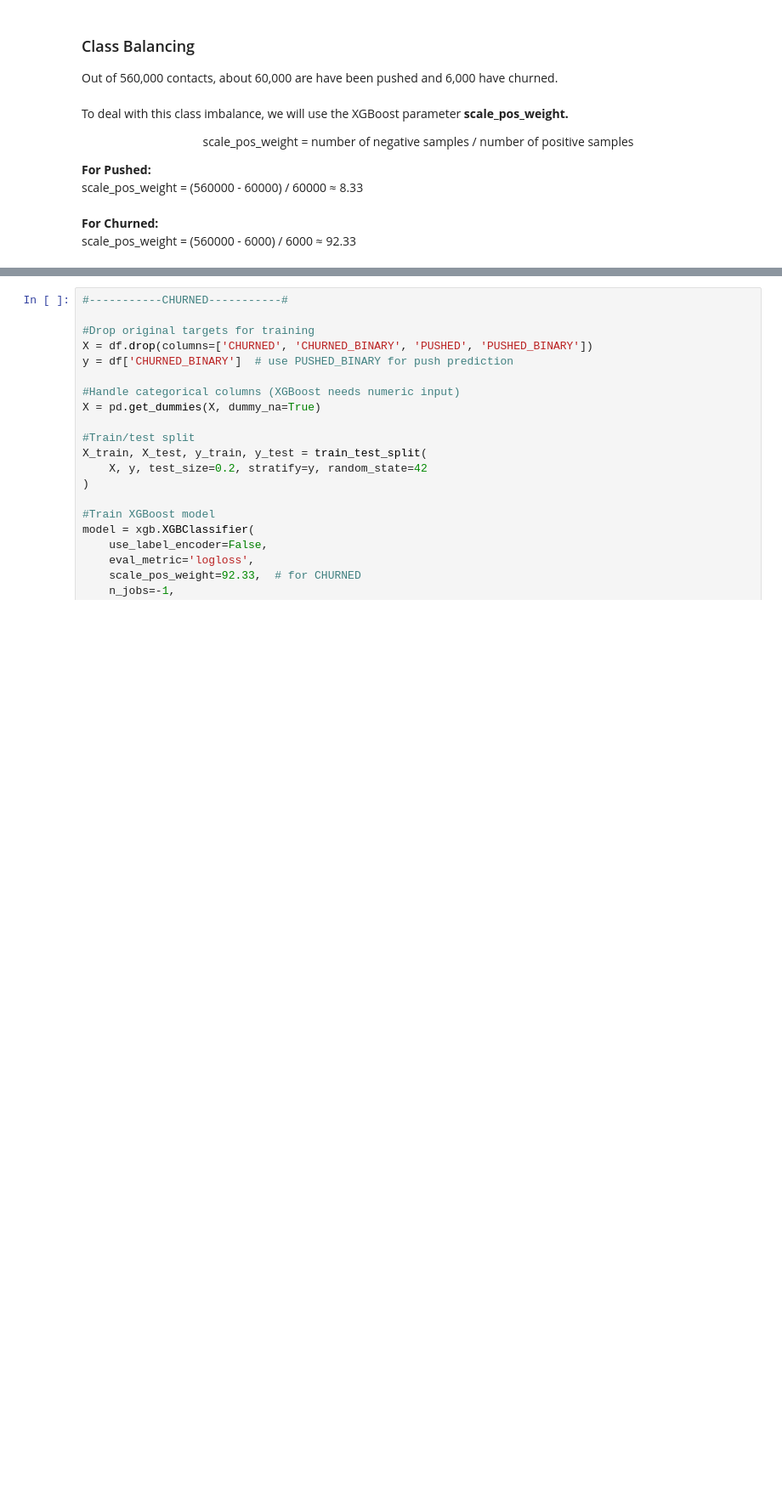
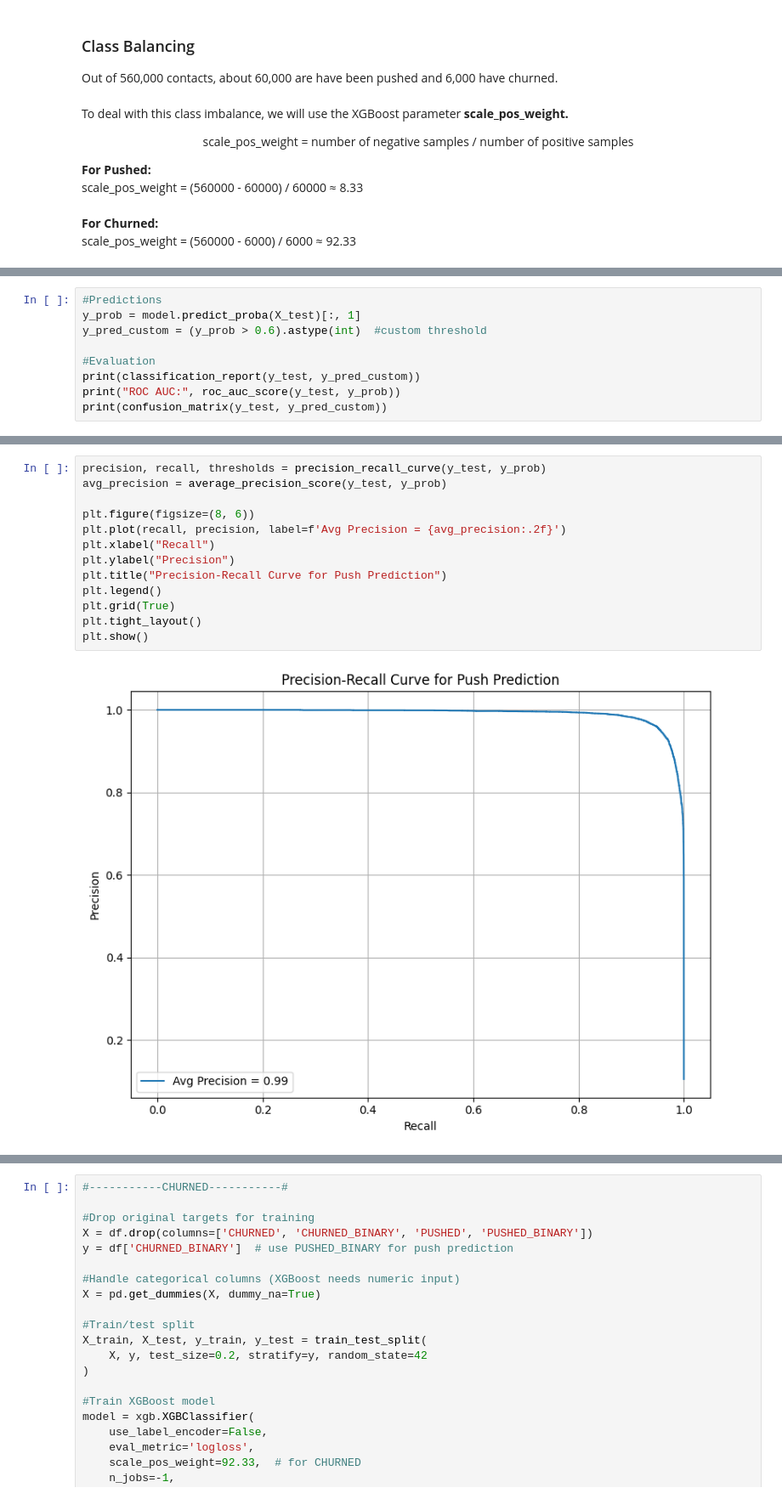
Before and after one commit to maxbicking/Data-Science-Portfolio, a Jupyter notebook: Member Churn/Member Churn.ipynb, the cells around one changed output, grey strips where cells are left out. Shown: that part at 85% size. Saved outputs shown, nothing was run; the diff lists cells and outputs as text; blank space fills up the shorter version.

```diff
--- a/Member Churn/Member Churn.ipynb
+++ b/Member Churn/Member Churn.ipynb
@@ -88,0 +116,9 @@ scale_pos_weight = (560000 - 6000) / 6000 ≈ 92.33
+# %%
+#Predictions
+y_prob = model.predict_proba(X_test)[:, 1]
+y_pred_custom = (y_prob > 0.6).astype(int)  #custom threshold
+
+#Evaluation
+print(classification_report(y_test, y_pred_custom))
+print("ROC AUC:", roc_auc_score(y_test, y_prob))
+print(confusion_matrix(y_test, y_pred_custom))
@@ -88,0 +138,15 @@ scale_pos_weight = (560000 - 6000) / 6000 ≈ 92.33
+# %%
+precision, recall, thresholds = precision_recall_curve(y_test, y_prob)
+avg_precision = average_precision_score(y_test, y_prob)
+
+plt.figure(figsize=(8, 6))
+plt.plot(recall, precision, label=f'Avg Precision = {avg_precision:.2f}')
+plt.xlabel("Recall")
+plt.ylabel("Precision")
+plt.title("Precision-Recall Curve for Push Prediction")
+plt.legend()
+plt.grid(True)
+plt.tight_layout()
+plt.show()
+# %% [output]
+[figure, added]
```
Also changed, not shown: parts of 13 cells of this notebook.
